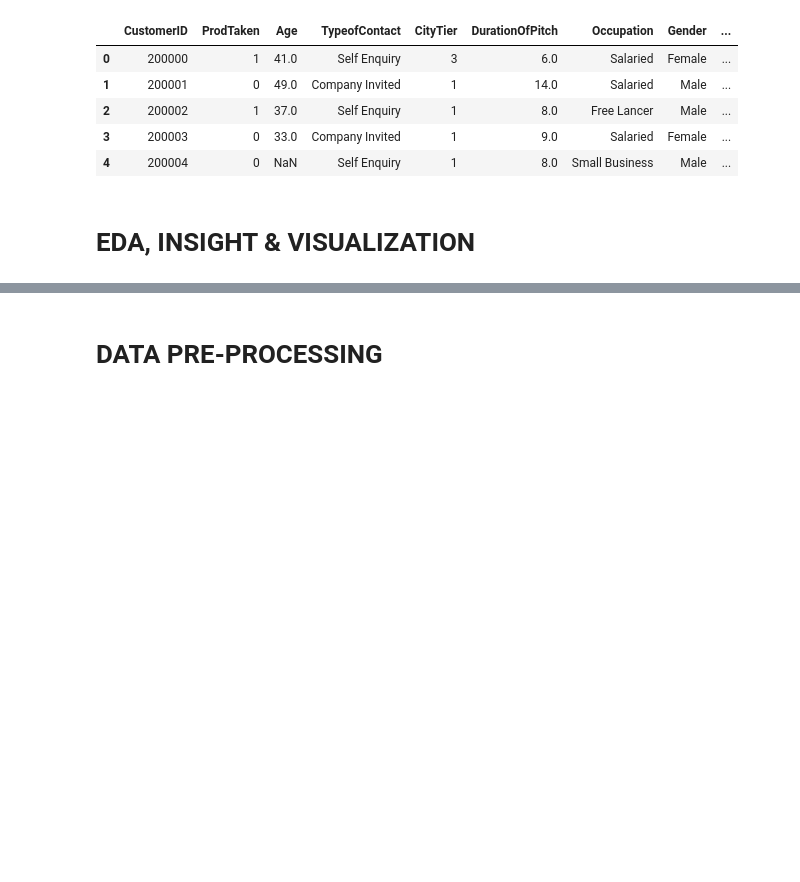
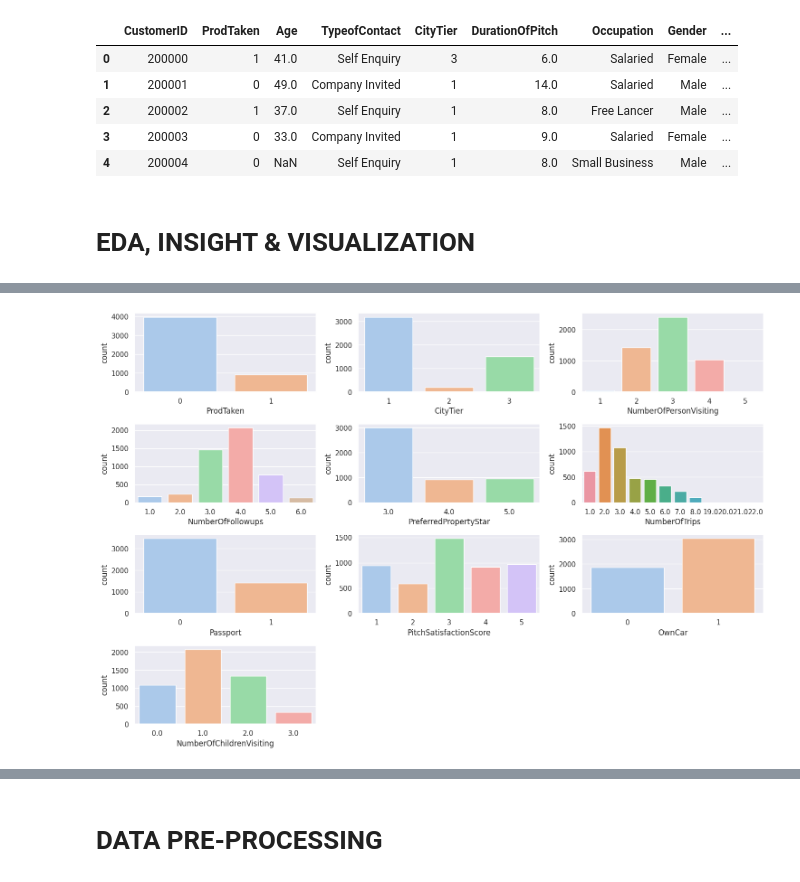
Before and after one commit to JodhiKrisantus/Classification-Holiday-Package-Prediction, a Jupyter notebook: Pandas_Lovers_Holiday_Package_Prediction.ipynb, the cells around one changed output, grey strips where cells are left out. Drawn from its saved outputs; the diff is of its cells as text; code cells hidden in the pictures; blank space fills up the shorter version.

```diff
--- a/Pandas_Lovers_Holiday_Package_Prediction.ipynb
+++ b/Pandas_Lovers_Holiday_Package_Prediction.ipynb
@@ -54,0 +264,8 @@ df.head(5)
+# %%
+plt.figure(figsize=(15,10))
+for i in range(len(diskrit)):
+    plt.subplot(4,3, i+1)
+    sns.countplot(data=df, x=diskrit[i] )
+    plt.tight_layout()
+# %% [output]
+[figure, added]
```
Also changed, not shown: parts of 31 cells of this notebook.
